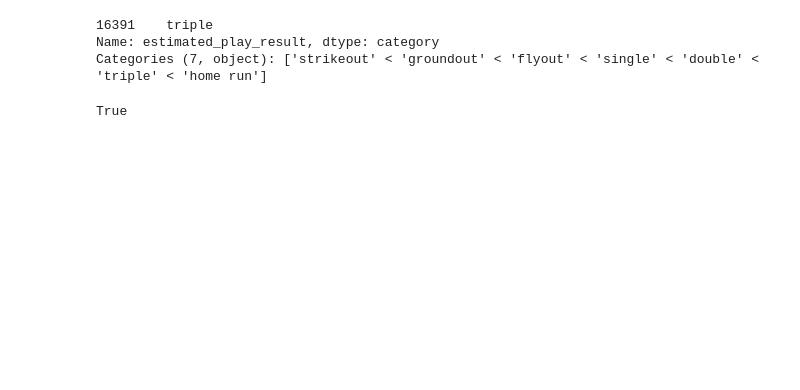
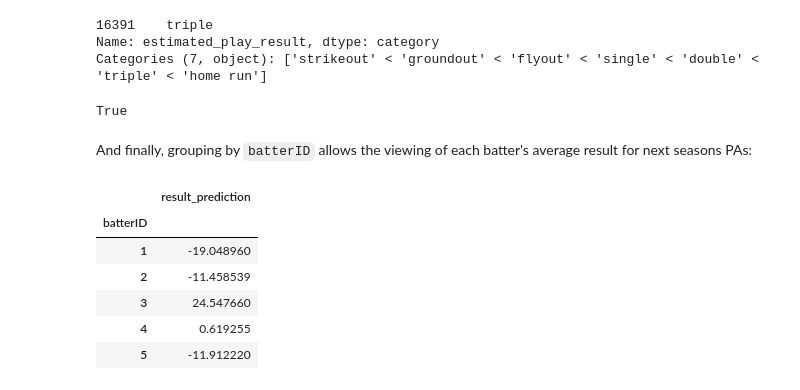
Before and after one commit to reetyf/yankees, a Jupyter notebook: part2/Hailey_Weinschenk_QA_Associate_Questionnaire_part2.ipynb, the cells around one changed output. Cells and saved outputs as stored; diff of their text form; code cells hidden in the pictures; blank space fills up the shorter version.

```diff
--- a/part2/Hailey_Weinschenk_QA_Associate_Questionnaire_part2.ipynb
+++ b/part2/Hailey_Weinschenk_QA_Associate_Questionnaire_part2.ipynb
@@ -458,4 +523,16 @@ print(54*300 + 191 == 16391) # sanity check of correct index
 # %% [output]
 True
+# %% [markdown]
+And finally, grouping by `batterID` allows the viewing of each batter's average result for next seasons PAs:
+# %%
+preds.groupby('batterID').mean().head()
+# %% [output]
+|  | result_prediction |
+| batterID |  |
+| 1 | -19.048960 |
+| 2 | -11.458539 |
+| 3 | 24.547660 |
+| 4 | 0.619255 |
+| 5 | -11.912220 |
 # %%
 # send to directory
```
Also changed, not shown: parts of 18 cells of this notebook, 5 other files.
